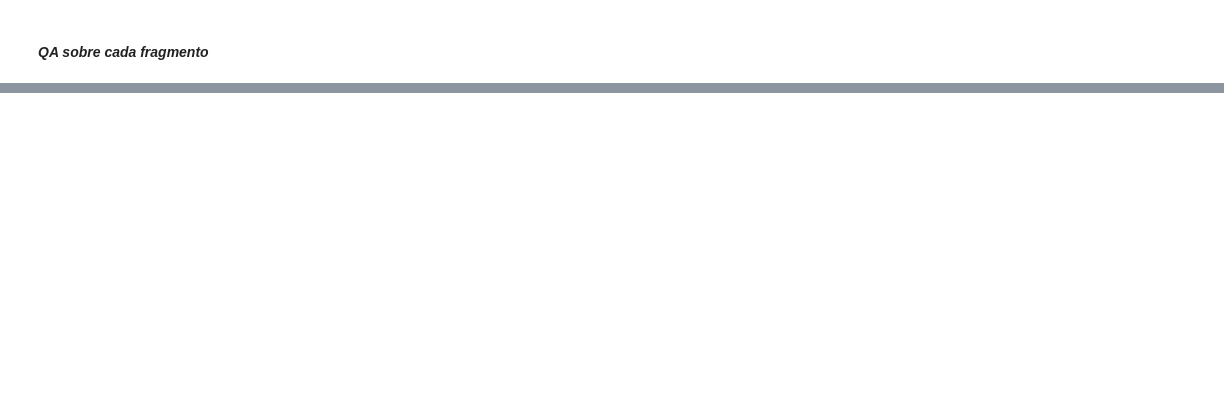
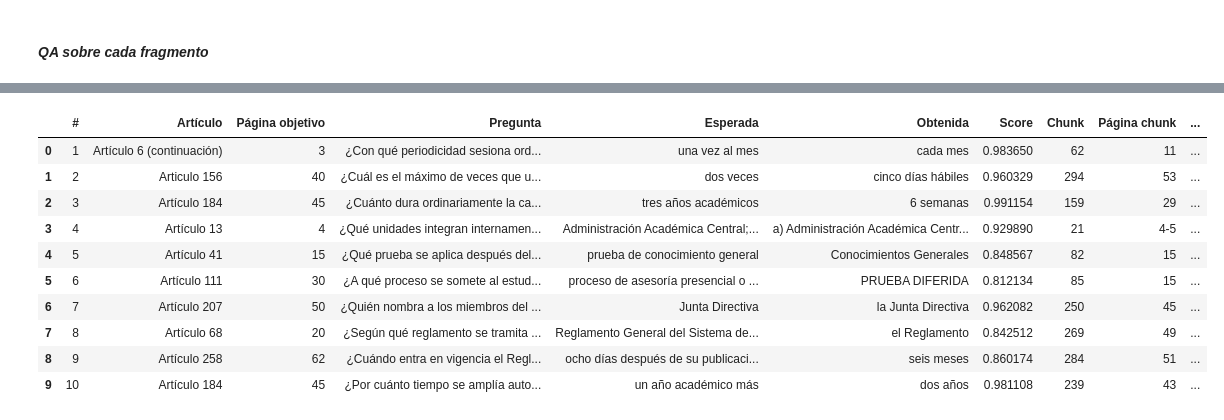
Before and after one commit to abner-rivas/Laboratorio---ML, a Jupyter notebook: laboratorio_ml_qa.ipynb, the cells around one changed output, grey strips where cells are left out. Saved outputs shown, nothing was run; the diff lists cells and outputs as text; code cells hidden in the pictures; blank space fills up the shorter version.

```diff
--- a/laboratorio_ml_qa.ipynb
+++ b/laboratorio_ml_qa.ipynb
@@ -1565,7 +1447,7 @@ from transformers import AutoModelForQuestionAnswering, AutoTokenizer
 # ---------------------------------------------------
 
 DOCUMENTO = "documento_fuente.pdf"
-MODELO_QA = "mrm8488/bert-base-spanish-wwm-cased-finetuned-spa-squad2-es"
+MODELO_QA = "MMG/bert-base-spanish-wwm-cased-finetuned-sqac"
 CONFIGURACION_BASE = {
     "chunk_size": 500,
     "overlap": 0,
@@ -2155,0 +2027,22 @@ C — 500/0 · P10: 'dos semanas' · score=0.7546 · 74.162 s
+# %%
+columnas_base = [
+    "#", "Artículo", "Página objetivo", "Pregunta", "Esperada", "Obtenida", "Score",
+    "Chunk", "Página chunk", "Página objetivo en chunk", "Tiempo (s)",
+    "Correcta", "Observación",
+]
+display(resultados_documento_base[columnas_base].style.format({
+    "Score": "{:.6f}",
+    "Tiempo (s)": "{:.3f}",
+}))
+# %% [output]
+|  | # | Artículo | Página objetivo | Pregunta | Esperada | Obtenida | Score | Chunk | Página chunk | ... |
+| 0 | 1 | Artículo 6 (continuación) | 3 | ¿Con qué periodicidad sesiona ord... | una vez al mes | cada mes | 0.983650 | 62 | 11 | ... |
+| 1 | 2 | Articulo 156 | 40 | ¿Cuál es el máximo de veces que u... | dos veces | cinco días hábiles | 0.960329 | 294 | 53 | ... |
+| 2 | 3 | Artículo 184 | 45 | ¿Cuánto dura ordinariamente la ca... | tres años académicos | 6 semanas | 0.991154 | 159 | 29 | ... |
+| 3 | 4 | Artículo 13 | 4 | ¿Qué unidades integran internamen... | Administración Académica Central;... | a) Administración Académica Centr... | 0.929890 | 21 | 4-5 | ... |
+| 4 | 5 | Artículo 41 | 15 | ¿Qué prueba se aplica después del... | prueba de conocimiento general | Conocimientos Generales | 0.848567 | 82 | 15 | ... |
+| 5 | 6 | Artículo 111 | 30 | ¿A qué proceso se somete al estud... | proceso de asesoría presencial o ... | PRUEBA DIFERIDA | 0.812134 | 85 | 15 | ... |
+| 6 | 7 | Artículo 207 | 50 | ¿Quién nombra a los miembros del ... | Junta Directiva | la Junta Directiva | 0.962082 | 250 | 45 | ... |
+| 7 | 8 | Artículo 68 | 20 | ¿Según qué reglamento se tramita ... | Reglamento General del Sistema de... | el Reglamento | 0.842512 | 269 | 49 | ... |
+| 8 | 9 | Artículo 258 | 62 | ¿Cuándo entra en vigencia el Regl... | ocho días después de su publicaci... | seis meses | 0.860174 | 284 | 51 | ... |
+| 9 | 10 | Artículo 184 | 45 | ¿Por cuánto tiempo se amplía auto... | un año académico más | dos años | 0.981108 | 239 | 43 | ... |
```
Also changed, not shown: parts of 15 cells of this notebook.
